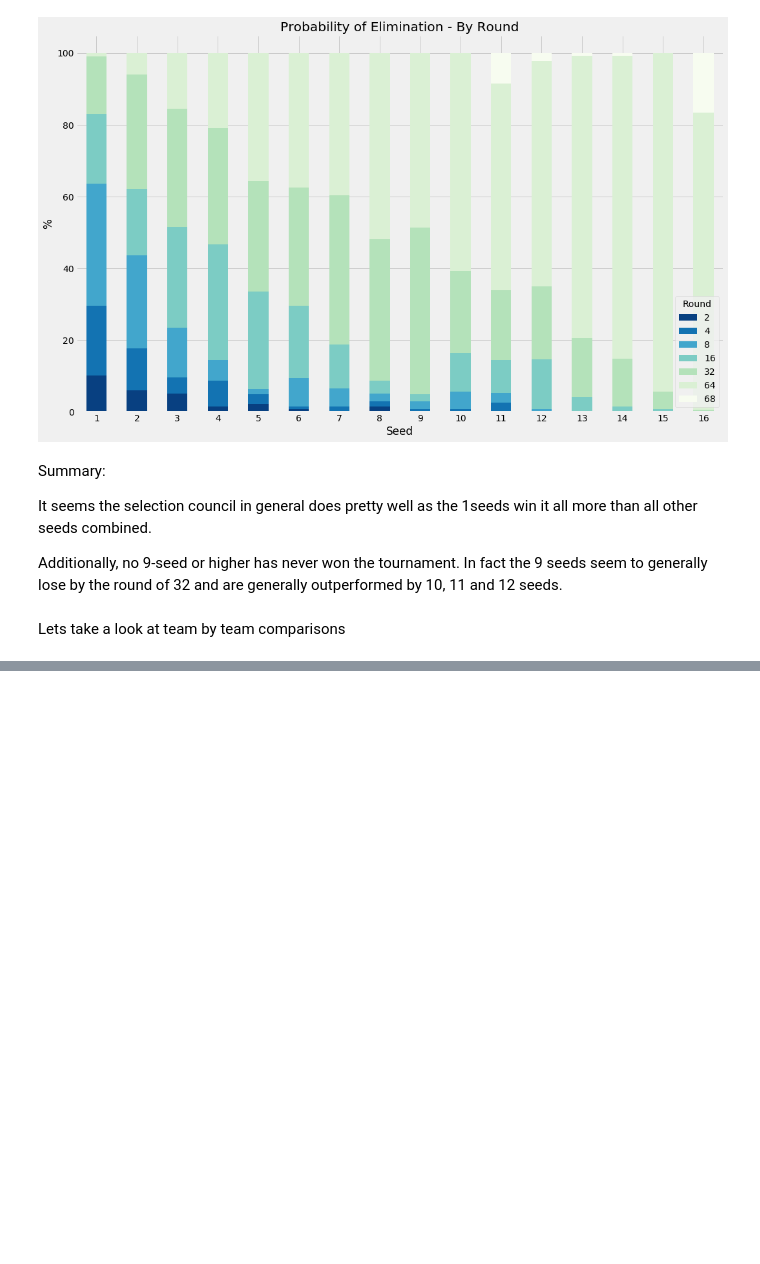
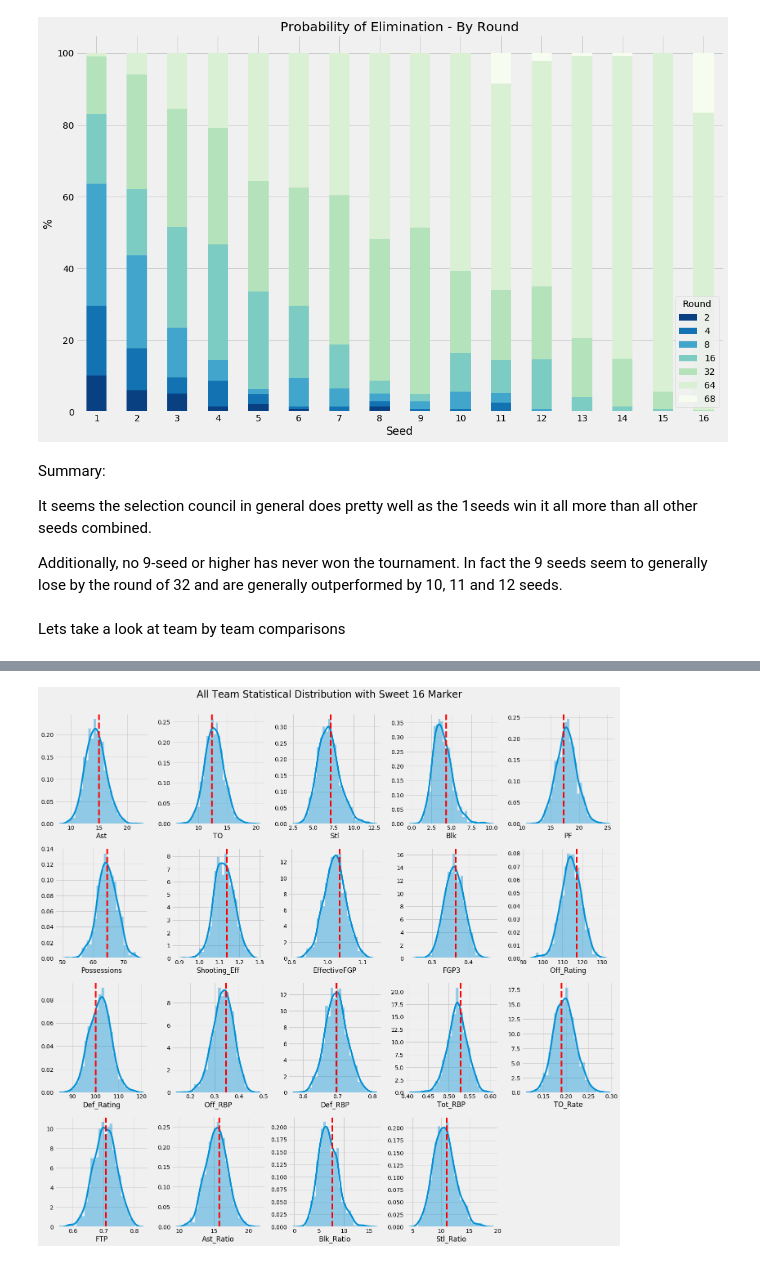
Before and after one commit to bktong/FlatIron-Project-5-March-Madness, a Jupyter notebook: Project 5 - Searching for Cinderella .ipynb, the cells around one changed output, grey strips where cells are left out. Saved outputs shown, nothing was run; the diff lists cells and outputs as text; code cells hidden in the pictures; blank space fills up the shorter version.

Commit message:
updating visualizations

```diff
--- a/Project 5 - Searching for Cinderella .ipynb
+++ b/Project 5 - Searching for Cinderella .ipynb
@@ -350,13 +350,14 @@ Additionally, no 9-seed or higher has never won the tournament.  In fact the 9 s
 Lets take a look at team by team comparisons
 # %%
 df = pd.read_csv('CreatedData/Advanced_stats_Reg_Season_All_Games.csv')
+tAverages = pd.read_csv('CreatedData/Advanced_stats_by_round.csv')
 # %%
 # lets take a look at each teams average.
 # and do some cleanup
 
 team_averages = df.groupby(['TeamID','Season']).mean().reset_index()
 team_averages = team_averages.drop(columns = ['Unnamed: 0', 'Season', 'TeamID', 'Score', 'NumOT', 'FGM', 'FGA',
-       'FGM3', 'FGA3', 'FTM', 'FTA', 'OR', 'DR', 'Rtg_Margin',
+       'FGM3', 'FGA3', 'FTM', 'FTA', 'OR', 'DR', 'Rtg_Margin', 'win',
        'Round_2', 'Round_4', 'Round_8', 'Round_16', 'Round_32', 'Round_64',
        'Round_68'])
 team_averages.columns
@@ -390,0 +380,21 @@ plt.show()
+# %%
+# lets take a look at how distributed all our stats are.
+plt.figure(figsize=(20,20))
+plt.suptitle("All Team Statistical Distribution with Sweet 16 Marker", fontsize=24)
+
+# plot numbering starts at 1
+plot_number = 1
+col = ['Ast', 'TO', 'Stl', 'Blk', 'PF', 'Possessions', 'Shooting_Eff',
+       'EffectiveFGP', 'FGP3', 'Off_Rating', 'Def_Rating', 'Off_RBP',
+       'Def_RBP', 'Tot_RBP', 'TO_Rate', 'FTP', 'Ast_Ratio', 'Blk_Ratio',
+       'Stl_Ratio']
+for c in col:
+
+    ax = plt.subplot(4,5, plot_number)
+    sns.distplot(team_averages[c])
+    ax.axvline(tAverages.iloc[4][str(c)], ls='--', color='r')
+    plot_number = plot_number + 1
+plt.tight_layout(rect=[0, 0.03, 1, 0.95])
+plt.show()
+# %% [output]
+[figure, added]
```
Also changed, not shown: parts of 6 cells of this notebook, 2 other files.
